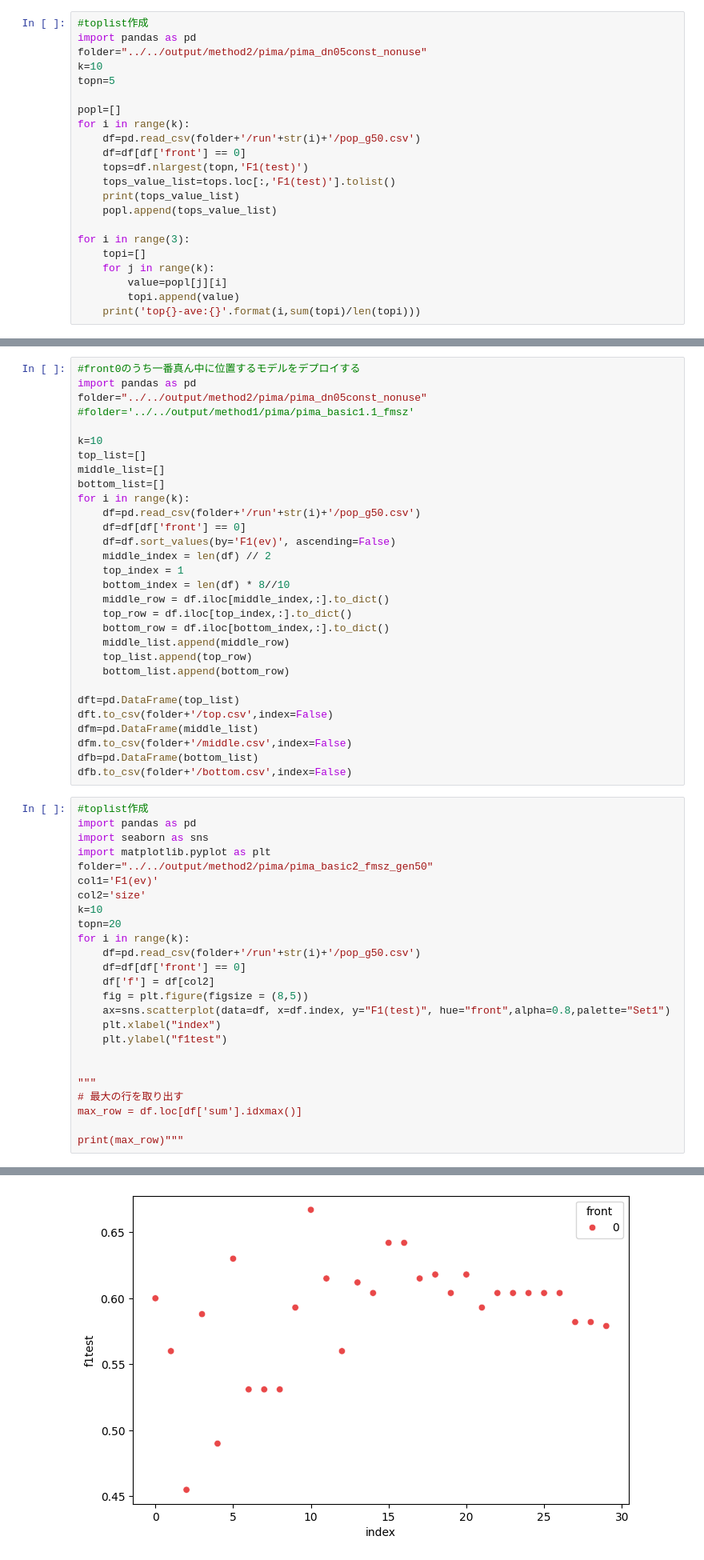
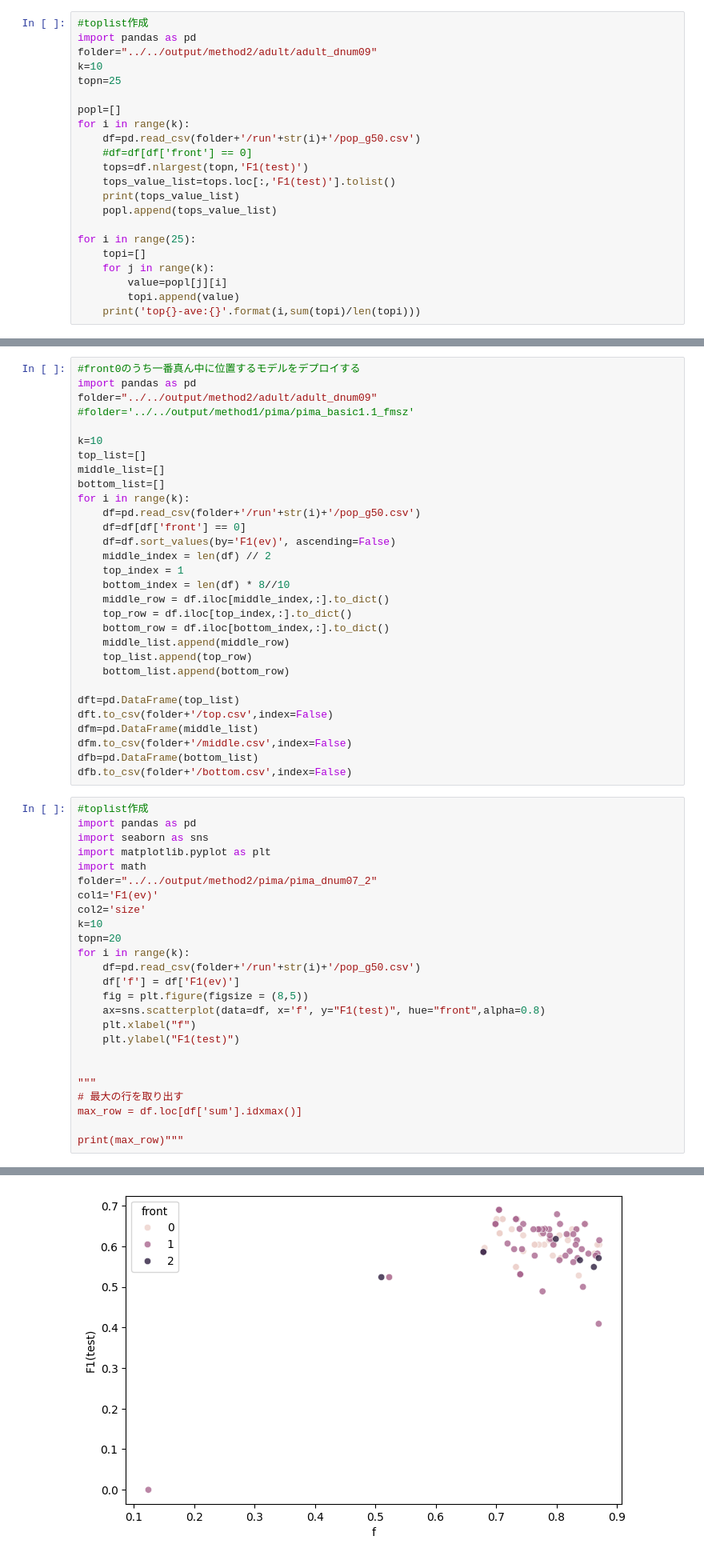
Before and after one commit to Shimodaira-Ryoya/DTGA, a Jupyter notebook: source/analysis/dtinfo_analysis.ipynb, the cells around one changed output, grey strips where cells are left out. Shown at 80% size. Drawn from its saved outputs; the diff is of its cells as text.

```diff
--- a/source/analysis/dtinfo_analysis.ipynb
+++ b/source/analysis/dtinfo_analysis.ipynb
@@ -17,20 +17,20 @@ os.getcwd()
 # %%
 #toplist作成
 import pandas as pd
-folder="../../output/method2/pima/pima_dn05const_nonuse"
+folder="../../output/method2/adult/adult_dnum09"
 k=10
-topn=5
+topn=25
 
 popl=[]
 for i in range(k):
     df=pd.read_csv(folder+'/run'+str(i)+'/pop_g50.csv')
-    df=df[df['front'] == 0]
+    #df=df[df['front'] == 0]
     tops=df.nlargest(topn,'F1(test)')
     tops_value_list=tops.loc[:,'F1(test)'].tolist()
     print(tops_value_list)
     popl.append(tops_value_list)
 
-for i in range(3):
+for i in range(25):
     topi=[]
     for j in range(k):
         value=popl[j][i]
@@ -58,7 +62,7 @@ os.getcwd()
 # %%
 #front0のうち一番真ん中に位置するモデルをデプロイする
 import pandas as pd
-folder="../../output/method2/pima/pima_dn05const_nonuse"
+folder="../../output/method2/adult/adult_dnum09"
 #folder='../../output/method1/pima/pima_basic1.1_fmsz'
 
 k=10
@@ -90,19 +94,19 @@ dfb.to_csv(folder+'/bottom.csv',index=False)
 import pandas as pd
 import seaborn as sns
 import matplotlib.pyplot as plt
-folder="../../output/method2/pima/pima_basic2_fmsz_gen50"
+import math
+folder="../../output/method2/pima/pima_dnum07_2"
 col1='F1(ev)'
 col2='size'
 k=10
 topn=20
 for i in range(k):
     df=pd.read_csv(folder+'/run'+str(i)+'/pop_g50.csv')
-    df=df[df['front'] == 0]
-    df['f'] = df[col2]
+    df['f'] = df['F1(ev)']
     fig = plt.figure(figsize = (8,5))
-    ax=sns.scatterplot(data=df, x=df.index, y="F1(test)", hue="front",alpha=0.8,palette="Set1")
-    plt.xlabel("index")
-    plt.ylabel("f1test")
+    ax=sns.scatterplot(data=df, x='f', y="F1(test)", hue="front",alpha=0.8)
+    plt.xlabel("f")
+    plt.ylabel("F1(test)")
 
 
 """
@@ -118 +122 @@ print(max_row)"""
-[figure, old version]
+[figure, new version]
```
Also changed, not shown: parts of 2 cells of this notebook, 20 other files.
